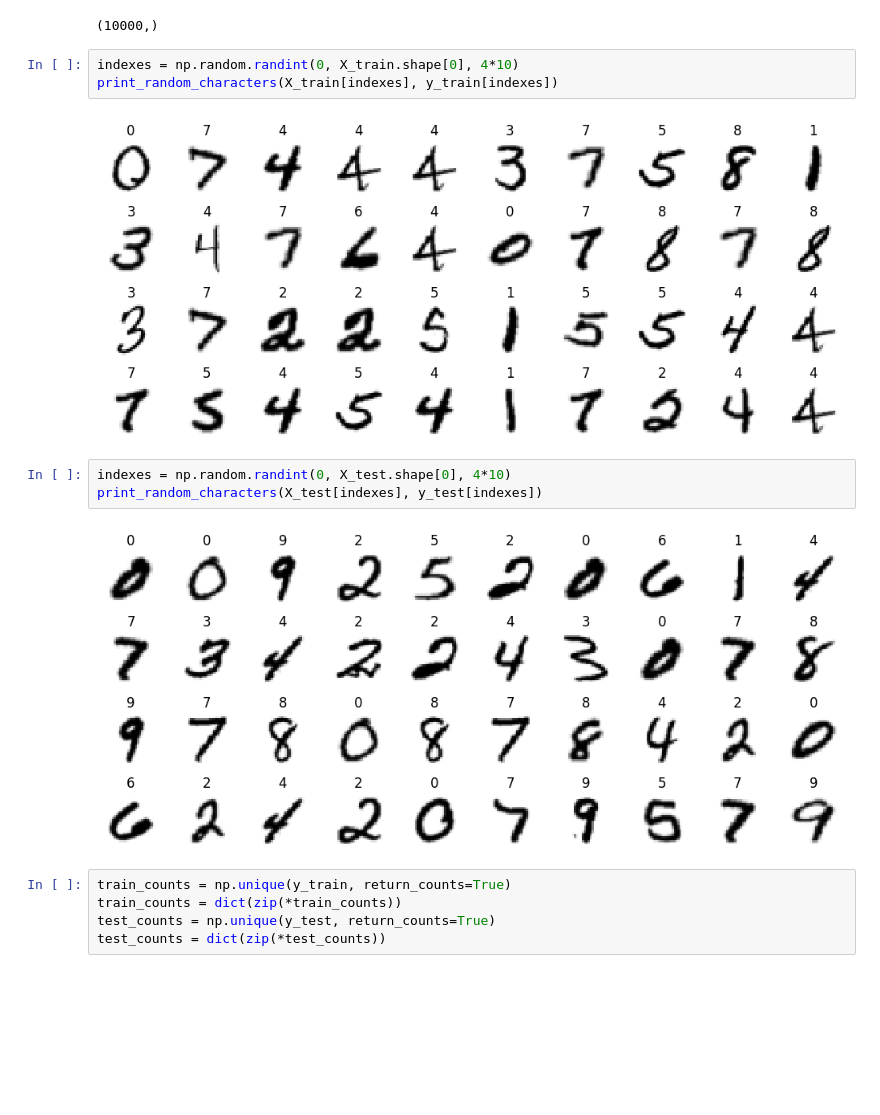
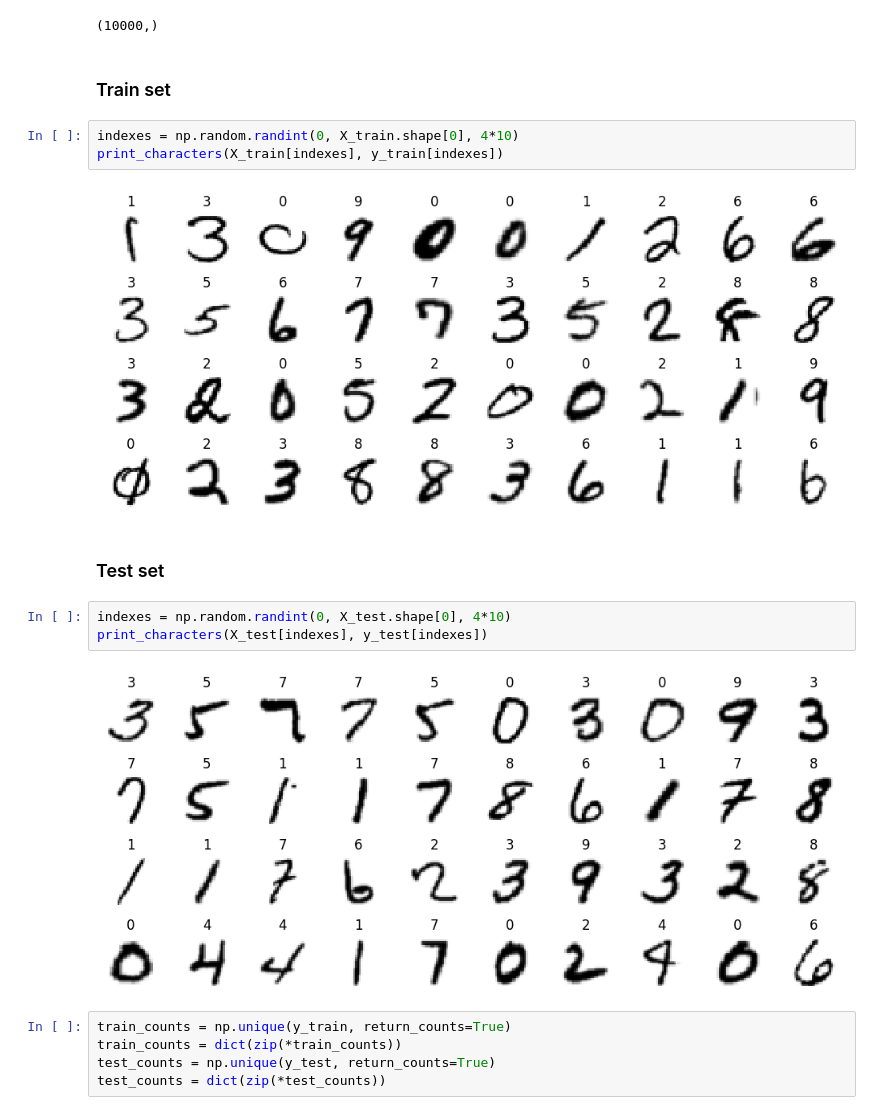
Before and after one commit to fstachura/psi-handwriting-recognition, a Jupyter notebook: datasets.ipynb, the cells around one changed output. Drawn from its saved outputs; the diff is of its cells as text; blank space fills up the shorter version.

```diff
--- a/datasets.ipynb
+++ b/datasets.ipynb
@@ -89,16 +89,20 @@ X_test.shape
 y_test.shape
 # %% [output]
 (10000,)
+# %% [markdown]
+### Train set
 # %%
 indexes = np.random.randint(0, X_train.shape[0], 4*10)
-print_random_characters(X_train[indexes], y_train[indexes])
+print_characters(X_train[indexes], y_train[indexes])
 # %% [output]
-[figure, old version]
+[figure, new version]
+# %% [markdown]
+### Test set
 # %%
 indexes = np.random.randint(0, X_test.shape[0], 4*10)
-print_random_characters(X_test[indexes], y_test[indexes])
+print_characters(X_test[indexes], y_test[indexes])
 # %% [output]
-[figure, old version]
+[figure, new version]
 # %%
 train_counts = np.unique(y_train, return_counts=True)
 train_counts = dict(zip(*train_counts))
```
Also changed, not shown: parts of 12 cells of this notebook.
